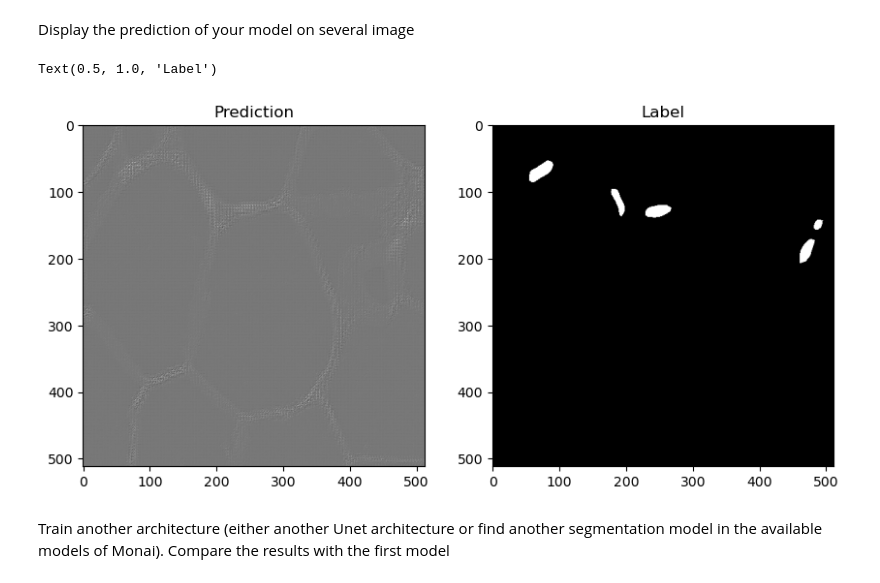
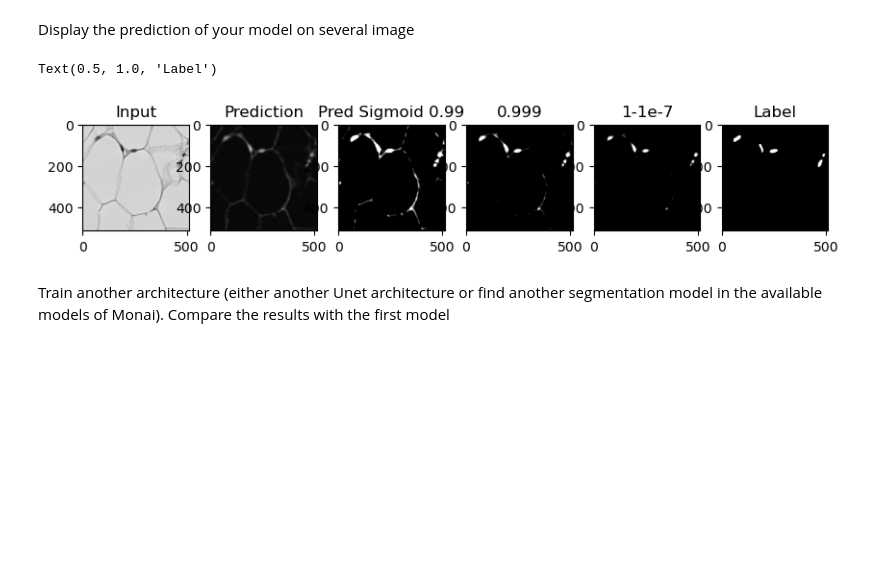
Before and after one commit to Erdnaxela3/mlbio-2024, a Jupyter notebook: 3_med_img/3. 2024_cell_segmentation.ipynb, the cells around one changed output. Drawn from its saved outputs; the diff is of its cells as text; code cells hidden in the pictures; blank space fills up the shorter version.

```diff
--- a/3_med_img/3. 2024_cell_segmentation.ipynb
+++ b/3_med_img/3. 2024_cell_segmentation.ipynb
@@ -174,7 +174,7 @@ With the your dataset loaded, you have to pass it to a DataLoader. The torch.uti
 
 The following code let you create a data loader for the train dataset, do the same to create a test_loader on the test_dataset. Name it **test_load**
 # %%
-train_loader = torch.utils.data.DataLoader(train_dataset, batch_size=2, shuffle=True)
+train_loader = torch.utils.data.DataLoader(train_dataset, batch_size=1, shuffle=True)
 test_loader = torch.utils.data.DataLoader(test_dataset, shuffle=False)
 # %% [markdown]
 ## 5. Now, time to check your dataloader.
@@ -200,11 +200,12 @@ By using the monai.networks.nets module, build a UNet model for segmentation tas
 5. strides
 # %%
 device = torch.device("cuda" if torch.cuda.is_available() else "cpu")
+print(device)
 
 model = monai.networks.nets.UNet(
     spatial_dims=2,
     in_channels=3,
     out_channels=1,
-    channels=(4, 8, 16),
-    strides=(2, 2),
+    channels=(8, 16, 32, 64),
+    strides=(2, 2, 2),
 ).to(device)
@@ -218,7 +221,7 @@ loss_function = monai.losses.DiceLoss(sigmoid=True)
 # %% [markdown]
 With torch.optim, define an optimizer for your model. Use the Adam optimiser
 # %%
-optimizer = torch.optim.Adam(model.parameters(), lr=1e-3)
+optimizer = torch.optim.Adam(model.parameters(), lr=1e-4)
 # %% [markdown]
 # IV. Trainning the model
 
@@ -295,0 +279,2 @@ epoch 2 average loss: 0.7928
+# %%
+train_model(model, train_loader, optimizer, loss_function, device)
@@ -311,14 +313,22 @@ for batch_data in test_loader:
         plt.imsave(f"output/label_{k}.png", labels[i, 0].detach().cpu().numpy(), cmap='gray')
         k += 1
 # %%
-fig, ax = plt.subplots(1, 2, figsize=(10, 5))
-ax[0].imshow(predictions[0, 0].detach().cpu().numpy(), cmap='gray')
-ax[0].set_title('Prediction')
-ax[1].imshow(labels[0, 0].detach().cpu().numpy(), cmap='gray')
-ax[1].set_title('Label')
+fig, ax = plt.subplots(1, 6, figsize=(10, 5))
+ax[0].imshow(inputs[0, 0].detach().cpu().numpy(), cmap='gray')
+ax[0].set_title('Input')
+ax[1].imshow(predictions[0, 0].detach().cpu().numpy(), cmap='gray')
+ax[1].set_title('Prediction')
+ax[2].imshow(predictions[0, 0].sigmoid().detach().cpu().numpy() > (1 - 1e-2), cmap='gray')
+ax[2].set_title('Pred Sigmoid 0.99')
+ax[3].imshow(predictions[0, 0].sigmoid().detach().cpu().numpy() > (1 - 1e-3), cmap='gray')
+ax[3].set_title('0.999')
+ax[4].imshow(predictions[0, 0].sigmoid().detach().cpu().numpy() > (1 - 1e-4), cmap='gray')
+ax[4].set_title('1-1e-7')
+ax[5].imshow(labels[0, 0].detach().cpu().numpy(), cmap='gray')
+ax[5].set_title('Label')
 # %% [output]
 Text(0.5, 1.0, 'Label')
-[figure, old version]
+[figure, new version]
 # %% [markdown]
 Train another architecture (either another Unet architecture or find another segmentation model in the available models of Monai). Compare the results with the first model
 # %%
```
Also changed, not shown: parts of 9 cells of this notebook, 2 other files.
